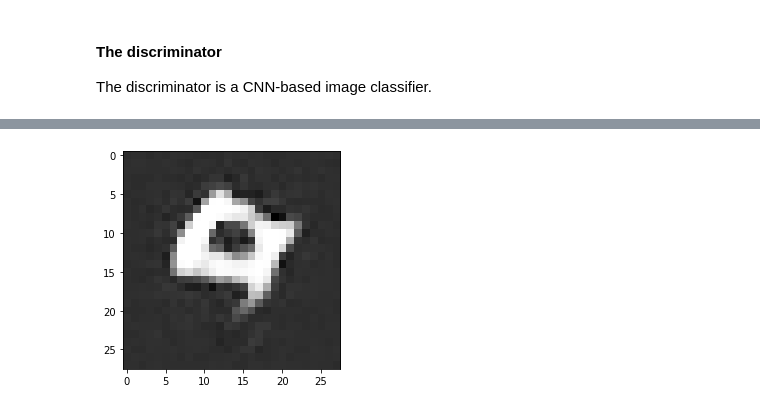
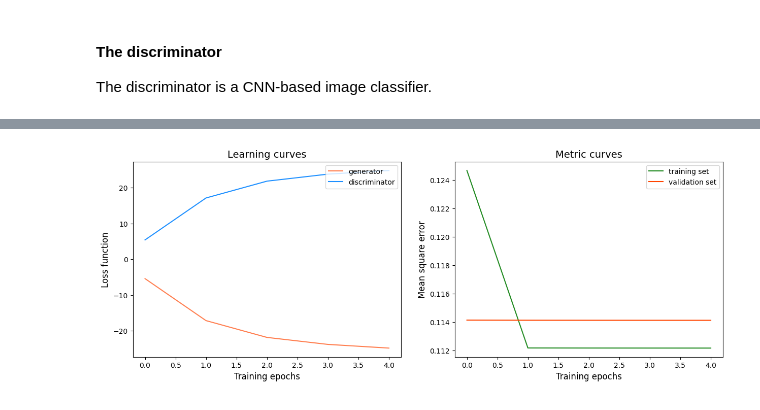
Before and after one commit to mbarbetti/tf-gen-models, a Jupyter notebook: notebooks/gan/0_MNIST_gen_DC-GAN.ipynb, the cells around one changed output, grey strips where cells are left out. Saved outputs shown, nothing was run; the diff lists cells and outputs as text; code cells hidden in the pictures.

```diff
--- a/notebooks/gan/0_MNIST_gen_DC-GAN.ipynb
+++ b/notebooks/gan/0_MNIST_gen_DC-GAN.ipynb
@@ -225,0 +245,4 @@ gan . compile (g_optimizer, d_optimizer)
+# %%
+lr_sched = GanExpLrScheduler ( factor = 0.95, step = 1 )
+# %%
+img_saver = ImageSaver ( name = "dc-gan", step = 1 )
@@ -226,4 +253,11 @@ gan . compile (g_optimizer, d_optimizer)
+# %%
+EPOCHS = 5
+STEPS_PER_EPOCH = int ( len(train_img) / BATCH_SIZE )
 # %%
-train = gan . fit (train_images, epochs = EPOCHS)
+train = gan . fit ( train_ds ,
+                    epochs = EPOCHS ,
+                    steps_per_epoch = STEPS_PER_EPOCH ,
+                    validation_data = test_ds ,
+                    callbacks = [ lr_sched, img_saver ] )
 # %% [output]
 Epoch 1/5
@@ -249,7 +273,21 @@ plt.show()
-# %%
-gen_image = gan.generate ( batch_size = 1 )
-
-plt.imshow ( gen_image[0, :, :, 0], cmap = "gray" )
-plt.show()
-# %% [output]
-[figure, removed]
+# %%
+fig, ax = plt.subplots (1, 2, figsize = (15,5), dpi = 100)
+plt.subplots_adjust (wspace = 0.2)
+
+ax[0] . set_title ("Learning curves", fontsize = 14)
+ax[0] . set_xlabel ("Training epochs", fontsize = 12)
+ax[0] . set_ylabel (f"{gan.loss_name}", fontsize = 12)
+ax[0] . plot (train.history["g_loss"], linewidth = 1.5, color = "coral", label = "generator")
+ax[0] . plot (train.history["d_loss"], linewidth = 1.5, color = "dodgerblue", label = "discriminator")
+ax[0] . legend (loc = "upper right", fontsize = 10)
+
+ax[1] . set_title ("Metric curves", fontsize = 14)
+ax[1] . set_xlabel ("Training epochs", fontsize = 12)
+ax[1] . set_ylabel ("Mean square error", fontsize = 12)
+ax[1] . plot (train.history["mse"], linewidth = 1.5, color = "forestgreen", label = "training set")
+ax[1] . plot (train.history["val_mse"], linewidth = 1.5, color = "orangered", label = "validation set")
+ax[1] . legend (loc = "upper right", fontsize = 10)
+
+plt.show()
+# %% [output]
+[figure, added]
```
Also changed, not shown: parts of 38 cells of this notebook.
